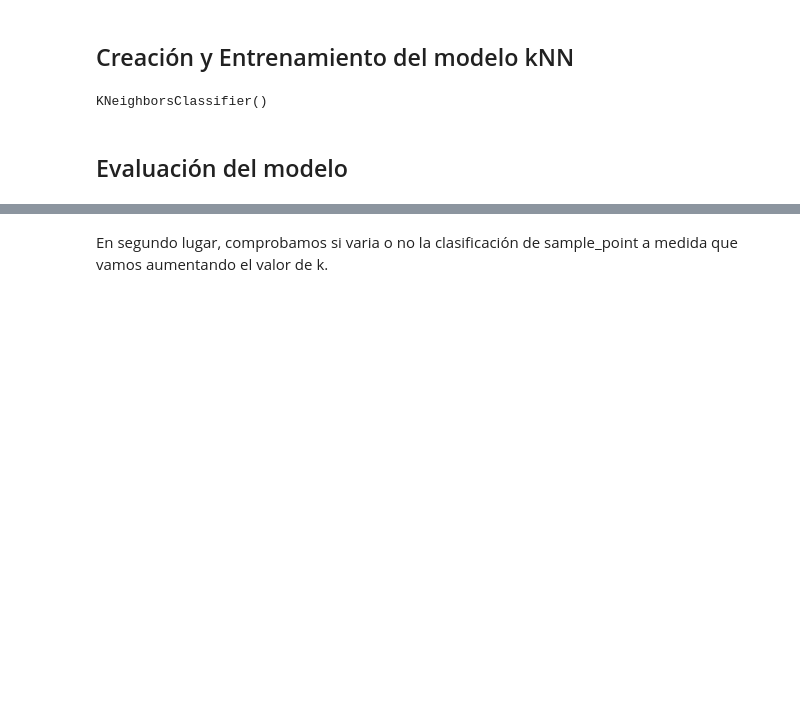
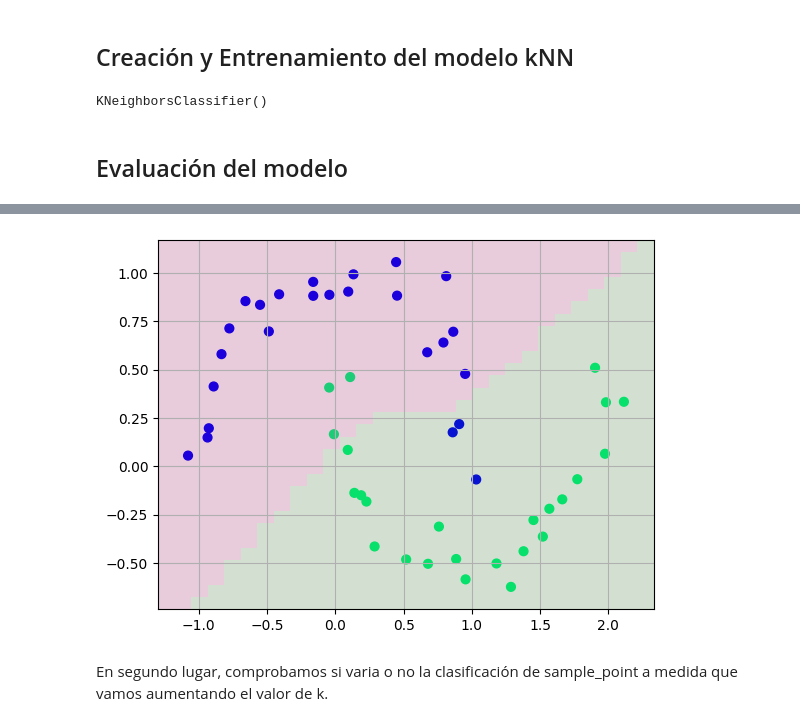
Before and after one commit to pedro-hernandez-esquivias/Programacion, a Jupyter notebook: Unidad_3_Ejemplo_Particular.ipynb, the cells around one changed output, grey strips where cells are left out. Drawn from its saved outputs; the diff is of its cells as text; code cells hidden in the pictures; blank space fills up the shorter version.

```diff
--- a/Unidad_3_Ejemplo_Particular.ipynb
+++ b/Unidad_3_Ejemplo_Particular.ipynb
@@ -114,3 +114,35 @@ TypeError: ignored
+# %%
+# @title ¿Qué podemos sacar en claro de este resultado?
+# Establece el mapa de colores
+cmap = plt.cm.bwr
+
+# Establece el mapa de colores que usaremos para representar las dos clases.
+cmap = clr.ListedColormap(['blue', 'lime'])
+
+# Dibuja los puntos de datos
+plt.scatter(X[:, 0], X[:, 1], c=y, s=40, cmap='winter')
+
+# Crea una cuadrícula de valores para evaluar el modelo
+ax = plt.gca()
+xlim = ax.get_xlim()
+ylim = ax.get_ylim()
+xx = np.linspace(xlim[0], xlim[1], 30)
+yy = np.linspace(ylim[0], ylim[1], 30)
+YY, XX = np.meshgrid(yy, xx)
+xy = np.vstack([XX.ravel(), YY.ravel()]).T
+
+# Predice las clases para cada punto en la cuadrícula
+Z_pred = clf.predict(xy)
+Z_pred = Z_pred.reshape(XX.shape)
+
+# Representación de las áreas de decisión
+cmap_area = plt.cm.PiYG
+plt.pcolormesh(XX, YY, Z_pred, cmap=cmap_area, alpha=0.2)
+
+plt.grid()
+plt.show()
+# %% [output]
+[figure, added]
 # %% [markdown]
 En segundo lugar, comprobamos si varia o no la clasificación de sample_point a medida que vamos aumentando el valor de k.
 # %%
```
Also changed, not shown: parts of 9 cells of this notebook.
